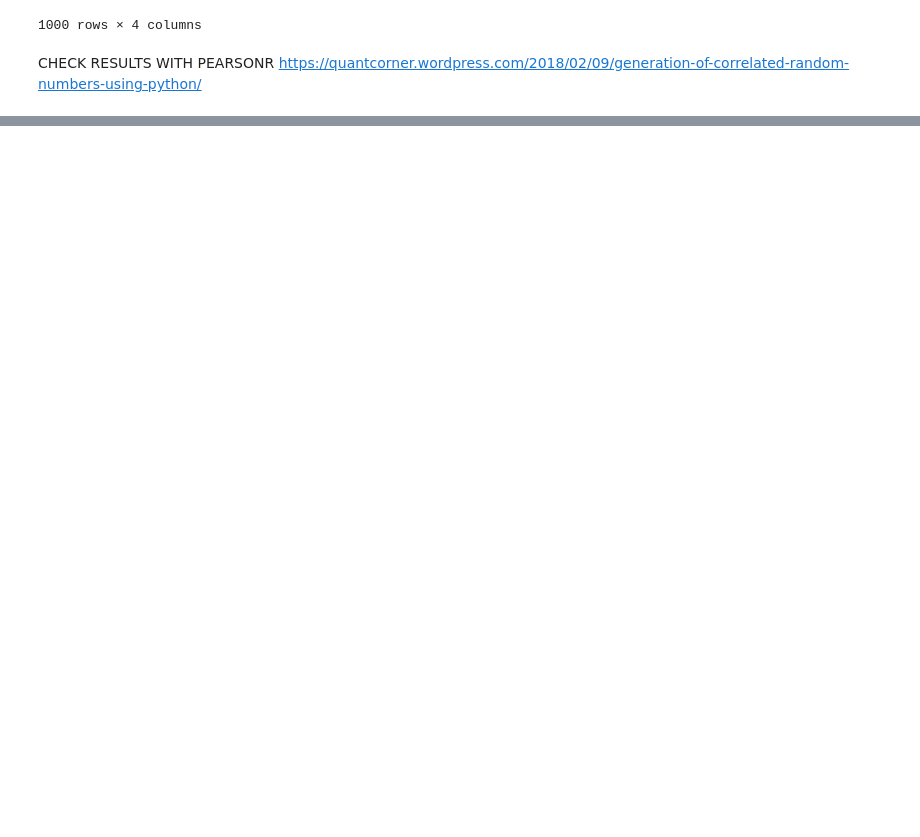
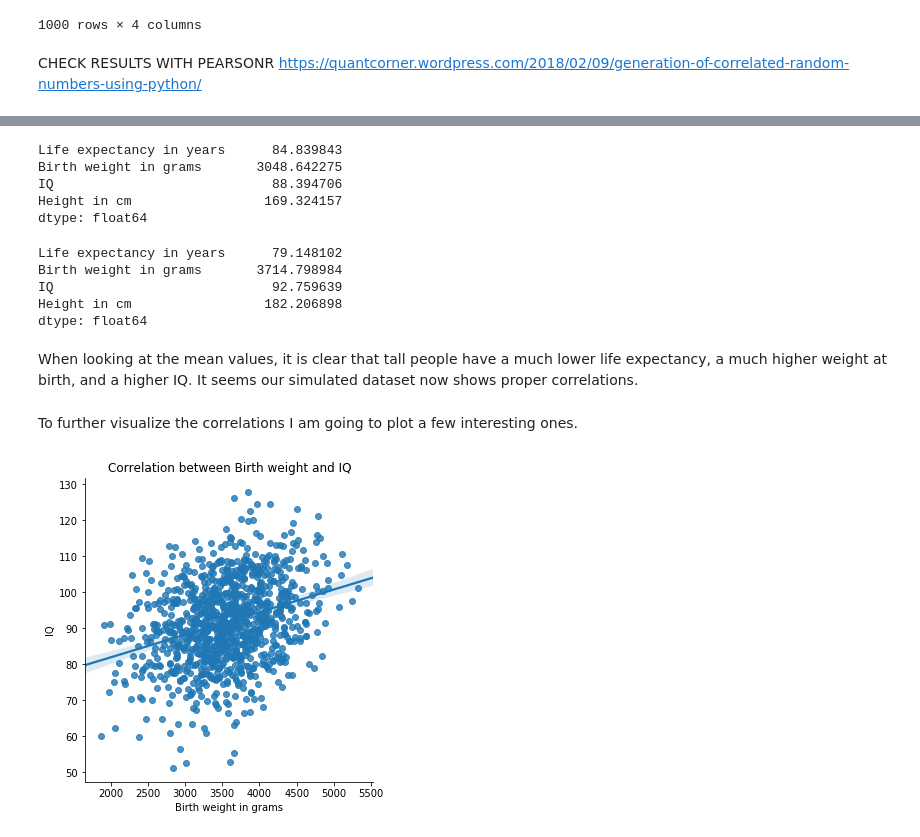
Before and after one commit to Ardvb/ProjectProgrammingforDataAnalysis2019, a Jupyter notebook: Project2019.ipynb, the cells around one changed output, grey strips where cells are left out. Saved outputs shown, nothing was run; the diff lists cells and outputs as text; code cells hidden in the pictures; blank space fills up the shorter version.

```diff
--- a/Project2019.ipynb
+++ b/Project2019.ipynb
@@ -342,0 +413,25 @@ SHOW PLOTS!
+# %%
+smallpeople.mean()
+# %% [output]
+Life expectancy in years      84.839843
+Birth weight in grams       3048.642275
+IQ                            88.394706
+Height in cm                 169.324157
+dtype: float64
+# %%
+tallpeople.mean()
+# %% [output]
+Life expectancy in years      79.148102
+Birth weight in grams       3714.798984
+IQ                            92.759639
+Height in cm                 182.206898
+dtype: float64
+# %% [markdown]
+When looking at the mean values, it is clear that tall people have a much lower life expectancy, a much higher weight at birth, and a higher IQ. It seems our simulated dataset now shows proper correlations.
+# %% [markdown]
+To further visualize the correlations I am going to plot a few interesting ones.
+# %%
+sns.lmplot(x="Birth weight in grams", y="IQ", data=dfcor)
+plt.title("Correlation between Birth weight and IQ");
+# %% [output]
+[figure, added]
```
Also changed, not shown: parts of 40 cells of this notebook.
